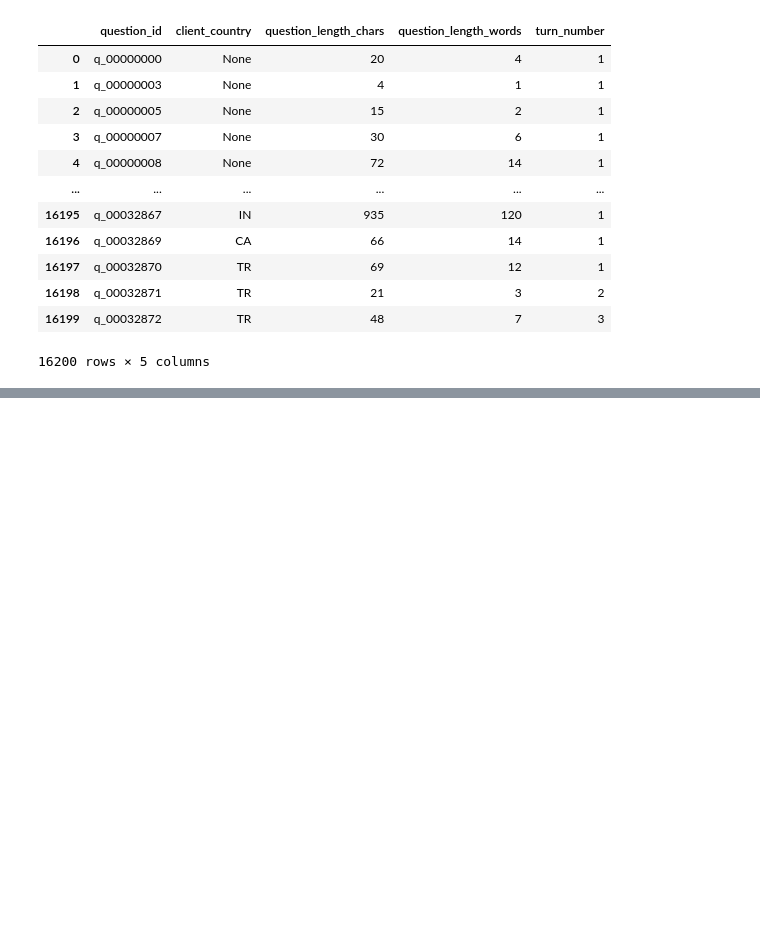
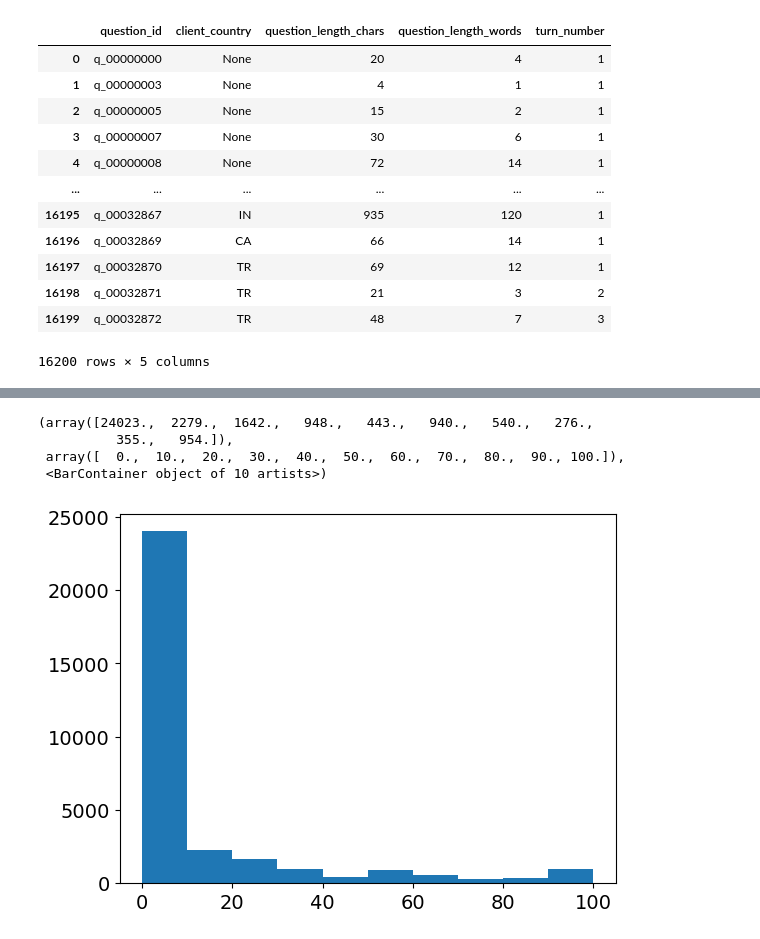
Before and after one commit to yang3kc/ai_search_arena, a Jupyter notebook: notebooks/questions_explore.ipynb, the cells around one changed output, grey strips where cells are left out. Drawn from its saved outputs; the diff is of its cells as text; code cells hidden in the pictures; blank space fills up the shorter version.

```diff
--- a/notebooks/questions_explore.ipynb
+++ b/notebooks/questions_explore.ipynb
@@ -319,0 +518,10 @@ question_features
+# %%
+clean_features = pd.read_parquet("../data/intermediate/question_analysis/cleaned_features.parquet")
+# %%
+plt.hist(clean_features['proportion_news'])
+# %% [output]
+(array([24023.,  2279.,  1642.,   948.,   443.,   940.,   540.,   276.,
+          355.,   954.]),
+ array([  0.,  10.,  20.,  30.,  40.,  50.,  60.,  70.,  80.,  90., 100.]),
+ <BarContainer object of 10 artists>)
+[figure, added]
```
Also changed, not shown: parts of 33 cells of this notebook, 1 other file.
